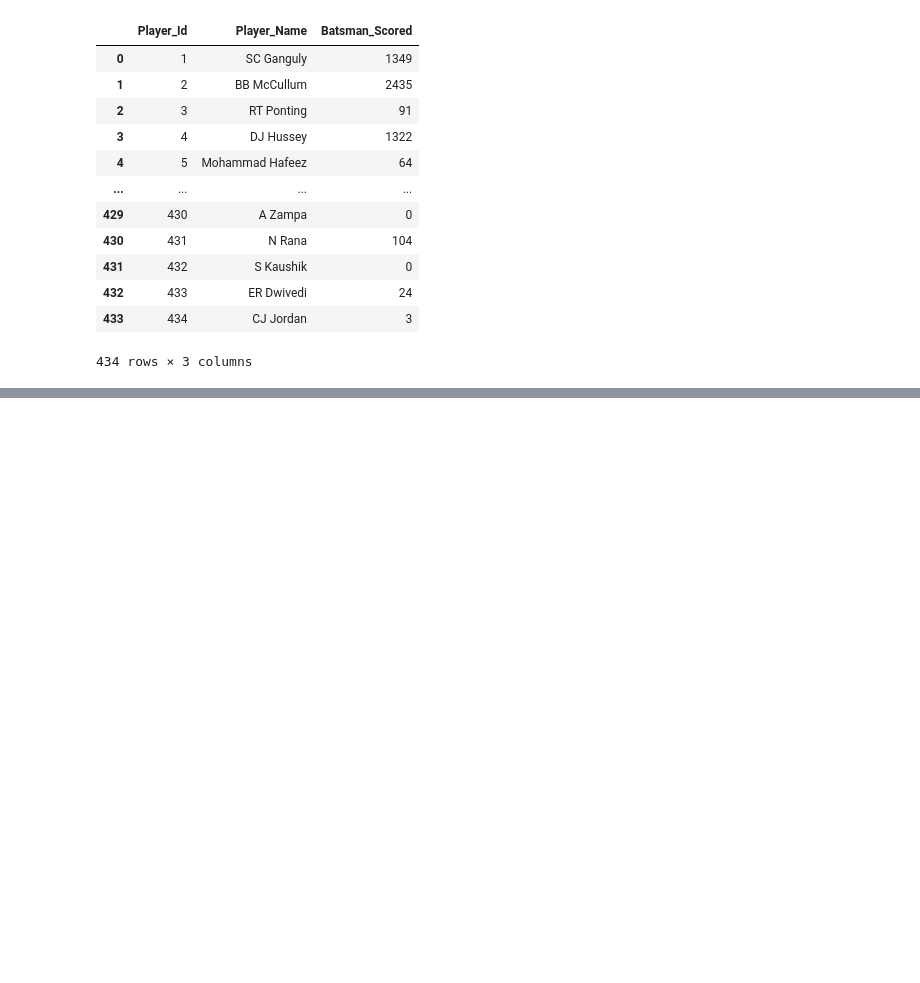
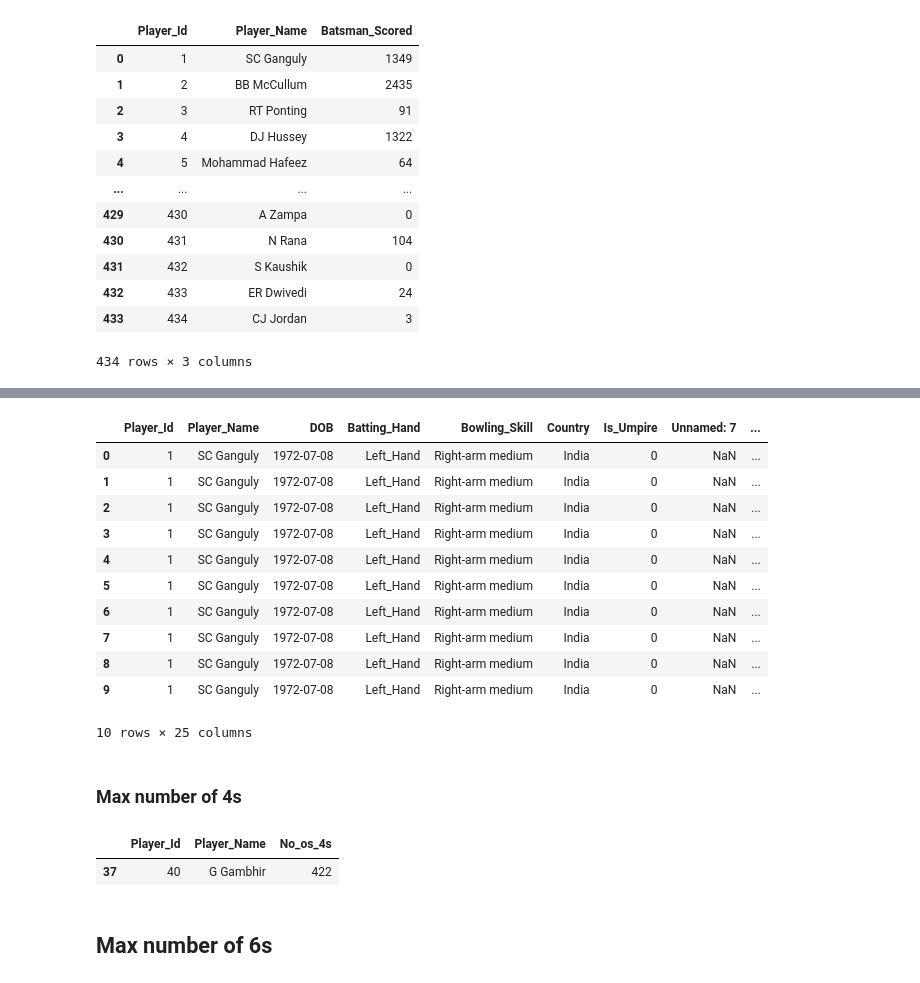
Before and after one commit to Bibhuti-MLAI/Python-Assignment, a Jupyter notebook: Python_Assignment.ipynb, the cells around one changed output, grey strips where cells are left out. Drawn from its saved outputs; the diff is of its cells as text; code cells hidden in the pictures; blank space fills up the shorter version.

```diff
--- a/Python_Assignment.ipynb
+++ b/Python_Assignment.ipynb
@@ -1195,0 +1202,15 @@ top_10_scorer.sort_values('Batsman_Scored',ascending=False).head(10)
+# %%
+max_4_6.head(10)
+# %% [output]
+|  | Player_Id | Player_Name | DOB | Batting_Hand | Bowling_Skill | Country | Is_Umpire | Unnamed: 7 | ... |
+| 0 | 1 | SC Ganguly | 1972-07-08 | Left_Hand | Right-arm medium | India | 0 | NaN | ... |
+| 1 | 1 | SC Ganguly | 1972-07-08 | Left_Hand | Right-arm medium | India | 0 | NaN | ... |
+| 2 | 1 | SC Ganguly | 1972-07-08 | Left_Hand | Right-arm medium | India | 0 | NaN | ... |
+| 3 | 1 | SC Ganguly | 1972-07-08 | Left_Hand | Right-arm medium | India | 0 | NaN | ... |
+| 4 | 1 | SC Ganguly | 1972-07-08 | Left_Hand | Right-arm medium | India | 0 | NaN | ... |
+| 5 | 1 | SC Ganguly | 1972-07-08 | Left_Hand | Right-arm medium | India | 0 | NaN | ... |
+| 6 | 1 | SC Ganguly | 1972-07-08 | Left_Hand | Right-arm medium | India | 0 | NaN | ... |
+| 7 | 1 | SC Ganguly | 1972-07-08 | Left_Hand | Right-arm medium | India | 0 | NaN | ... |
+| 8 | 1 | SC Ganguly | 1972-07-08 | Left_Hand | Right-arm medium | India | 0 | NaN | ... |
+| 9 | 1 | SC Ganguly | 1972-07-08 | Left_Hand | Right-arm medium | India | 0 | NaN | ... |
+10 rows × 25 columns
@@ -1195,0 +1219,7 @@ top_10_scorer.sort_values('Batsman_Scored',ascending=False).head(10)
+# %% [markdown]
+### Max number of 4s
+# %%
+max_no_4.sort_values('Batsman_Scored',ascending=False).rename(columns={'Batsman_Scored':'No_os_4s'}).head(1)
+# %% [output]
+|  | Player_Id | Player_Name | No_os_4s |
+| 37 | 40 | G Gambhir | 422 |
@@ -1195,0 +1228,2 @@ top_10_scorer.sort_values('Batsman_Scored',ascending=False).head(10)
+# %% [markdown]
+## Max number of 6s
```
Also changed, not shown: parts of 45 cells of this notebook.
